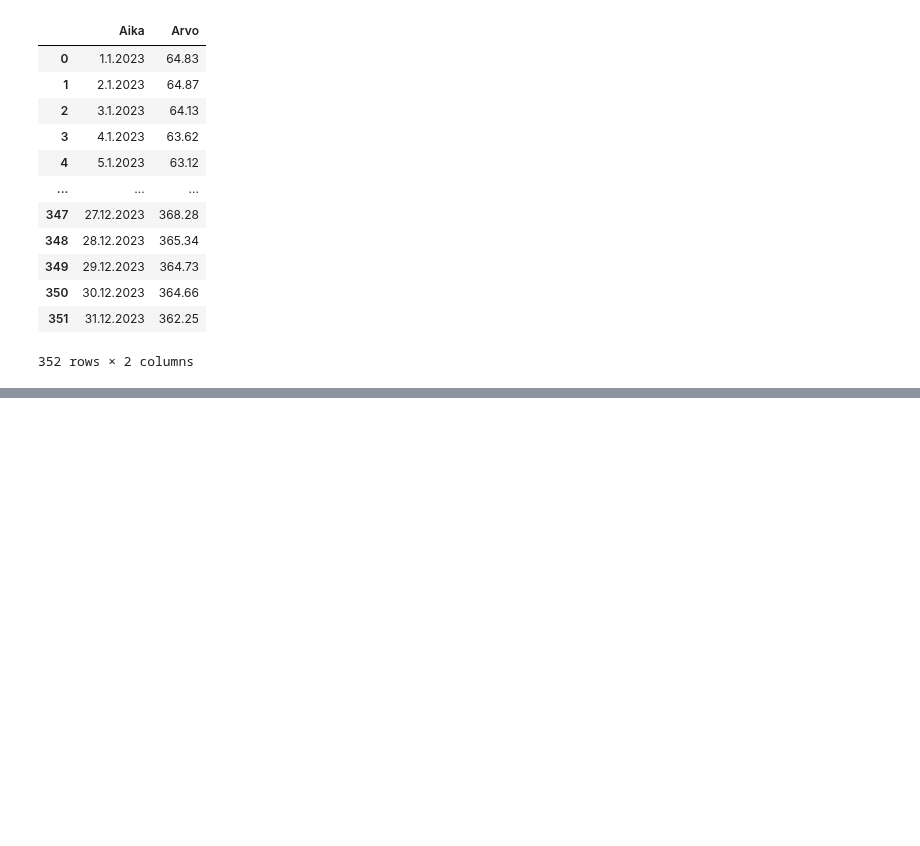
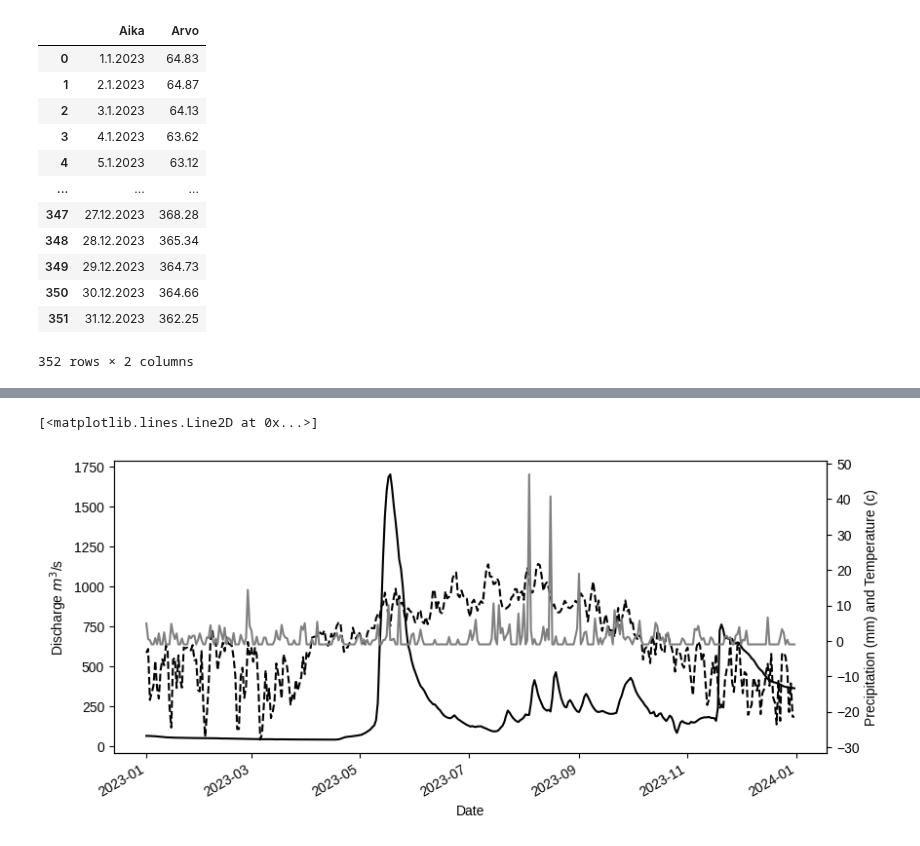
Before and after one commit to susannakukka/bathymetric-model-analysis, a Jupyter notebook: notebooks/flow_rate.ipynb, the cells around one changed output, grey strips where cells are left out. Drawn from its saved outputs; the diff is of its cells as text; code cells hidden in the pictures; blank space fills up the shorter version.

Commit message:
added weather info to discharge plot

```diff
--- a/notebooks/flow_rate.ipynb
+++ b/notebooks/flow_rate.ipynb
@@ -49,2 +63,5 @@ Text(65.34722222222221, 0.5, 'Discharge $m^3$/s')
 # %%
 #fig.savefig('../plots/alakongas_discharge.png')
+# %%
+#weatherdata
+wdata = pd.read_csv('../data/Sää_UtsjokiNuorgam_20230101-20231231_v2.csv', delimiter=',')
@@ -50,0 +84,16 @@ Text(65.34722222222221, 0.5, 'Discharge $m^3$/s')
+# %%
+wdata["Aika"] = pd.to_datetime(wdata["Aika"], format="mixed", dayfirst=True)
+wdata = wdata.set_index("Aika")
+# %%
+fig, ax = init_plot()
+data.plot(color = 'black', linestyle="solid", ax=ax, legend=False)
+ax.set_xlabel("Date")
+ax.set_ylabel("Discharge $m^3$/s")
+
+ax2 = ax.twinx()  # instantiate a second axes that shares the same x-axis
+ax2.set_ylabel('Precipitation (mm) and Temperature (c)')
+ax2.plot(wdata['Lampotila C'], color='black', linestyle='dashed')
+ax2.plot(wdata['Sademaara (mm)'], color='grey')
+# %% [output]
+[<matplotlib.lines.Line2D at 0x...>]
+[figure, added]
```
Also changed, not shown: parts of 4 cells of this notebook.
